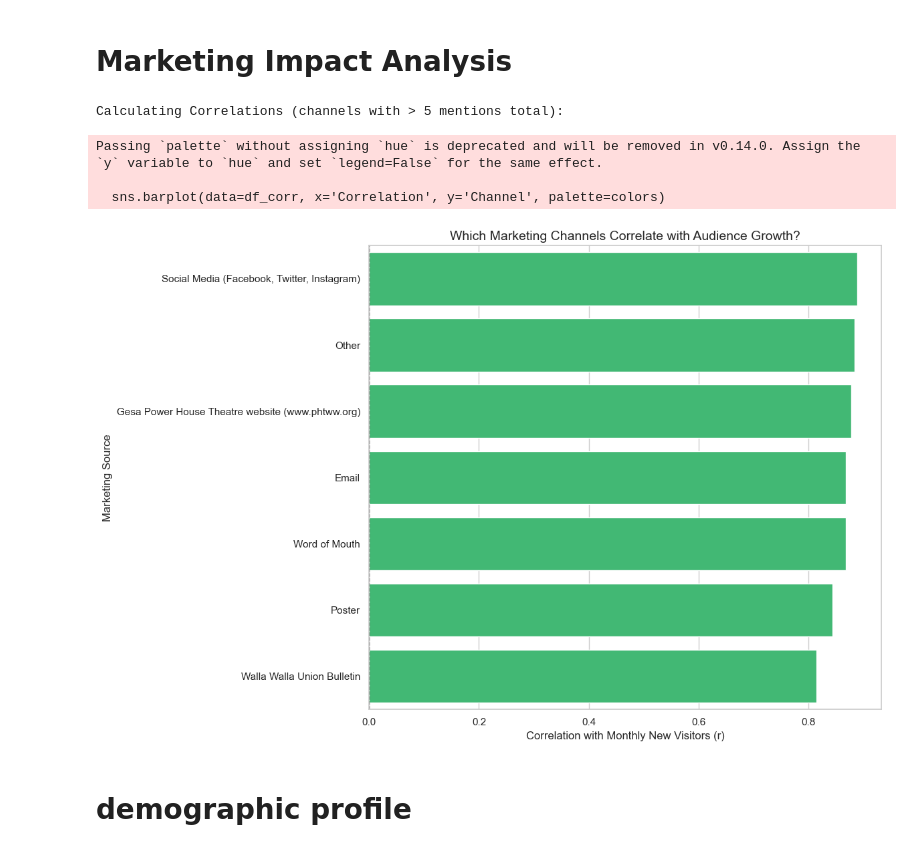
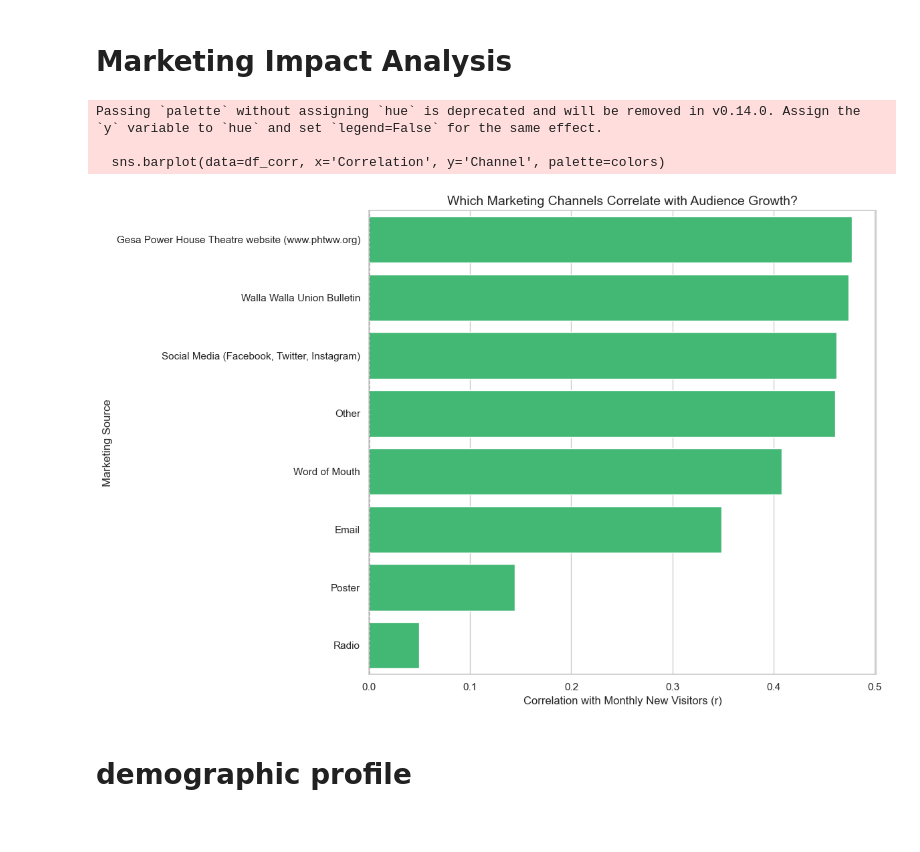
Before and after one commit to DiaHere/Gesa_Power_House_performance_full_analysis, a Jupyter notebook: analysis/Python_advanced/02_marketing_sentiment_nlp.ipynb, the cells around one changed output. Drawn from its saved outputs; the diff is of its cells as text; code cells hidden in the pictures.

```diff
--- a/analysis/Python_advanced/02_marketing_sentiment_nlp.ipynb
+++ b/analysis/Python_advanced/02_marketing_sentiment_nlp.ipynb
@@ -33,7 +33,32 @@ def run_query(query, params=None):
 
 # 2.load raw data
 # We need raw surveys for NLP/Channels, and Events for Genres
-sql_surveys = "SELECT * FROM post_event_surveys;"
+sql_surveys = """
+SELECT
+    pes.survey_id,
+    pes.event_id,
+    pes.event_title,
+
+    COALESCE(
+        pes.date,
+        e.date,
+        e_title.date
+    ) AS survey_date,
+
+    pes.source_of_hearing,
+    pes.age_group,
+    pes.annual_household_income,
+    pes.overal_event_expression,
+    pes.feeback_suggestion
+
+FROM post_event_surveys pes
+LEFT JOIN events e
+    ON pes.event_id = e.event_id
+
+LEFT JOIN events e_title
+    ON REPLACE(LOWER(pes.event_title), ' ', '')
+     = REPLACE(LOWER(e_title.event_title), ' ', '');
+"""
 df_surveys = run_query(sql_surveys)
 
 sql_events = "SELECT event_id, event_title FROM events;"
@@ -67,21 +94,18 @@ Device set to use mps:0
 # %% [markdown]
 # **Marketing Impact Analysis**
 # %%
-import re
-
 # 1. fetch attendance data
 sql_attendance_growth = """
 SELECT
     DATE_FORMAT(month_year, '%%Y-%%m-01') as month_str,
     total_first_time_visitors
-FROM attendance
-WHERE month_year < '2025-01-01';
+FROM attendance;
 """
 df_growth = run_query(sql_attendance_growth)
 
 # 2. process marketing channels
-df_marketing = df_surveys[['survey_id', 'source_of_hearing', 'date']].copy()
-df_marketing['month_key'] = pd.to_datetime(df_marketing['date']).dt.strftime('%Y-%m-01')
+df_marketing = df_surveys[['survey_id', 'source_of_hearing', 'survey_date']].copy()
+df_marketing['month_key'] = pd.to_datetime(df_marketing['survey_date']).dt.strftime('%Y-%m-01')
 
 df_marketing['source_list'] = df_marketing['source_of_hearing'].astype(str).str.split(r',\s*(?![^(]*\))', regex=True)
 
@@ -94,41 +118,37 @@ df_exploded = df_exploded[df_exploded['source_clean'].str.lower() != 'nan']
 # How many times was each channel mentioned per month?
 monthly_channels = pd.crosstab(df_exploded['month_key'], df_exploded['source_clean'])
 
 # 4. merge channels with attendance
 df_analysis = pd.merge(monthly_channels, df_growth, left_index=True, right_on='month_str', how='inner')
 
 # 5. correlation
 correlations = {}
-print("Calculating Correlations (channels with > 5 mentions total):")
 for channel in monthly_channels.columns:
     if monthly_channels[channel].sum() > 5:
         r = df_analysis[channel].corr(df_analysis['total_first_time_visitors'])
         correlations[channel] = r
 
 
 # Convert to DataFrame for plotting
 df_corr = pd.DataFrame(list(correlations.items()), columns=['Channel', 'Correlation'])
 df_corr = df_corr.sort_values('Correlation', ascending=False)
 
 # 6. visualization
 plt.figure(figsize=(12, 8))
-colors = ['#2ecc71' if x > 0 else '#e74c3c' for x in df_corr['Correlation']]
 
 sns.barplot(data=df_corr, x='Correlation', y='Channel', palette=colors)
 plt.title('Which Marketing Channels Correlate with Audience Growth?', fontsize=14)
 plt.xlabel('Correlation with Monthly New Visitors (r)')
 plt.ylabel('Marketing Source')
 
-# Add a vertical line at 0
 plt.axvline(0, color='black', linestyle='--', linewidth=1)
 plt.tight_layout()
 plt.show()
 # %% [output]
-Calculating Correlations (channels with > 5 mentions total):
+Passing `palette` without assigning `hue` is deprecated and will be removed in v0.14.0. Assign the `y` variable to `hue` and set `legend=False` for the same effect.
+
+  sns.barplot(data=df_corr, x='Correlation', y='Channel', palette=colors)
-Passing `palette` without assigning `hue` is deprecated and will be removed in v0.14.0. Assign the `y` variable to `hue` and set `legend=False` for the same effect.
-
-  sns.barplot(data=df_corr, x='Correlation', y='Channel', palette=colors)
-[figure, old version]
+[figure, new version]
 # %% [markdown]
 # **demographic profile**
 # %%
```
Also changed, not shown: parts of 6 cells of this notebook, 20 other files.
